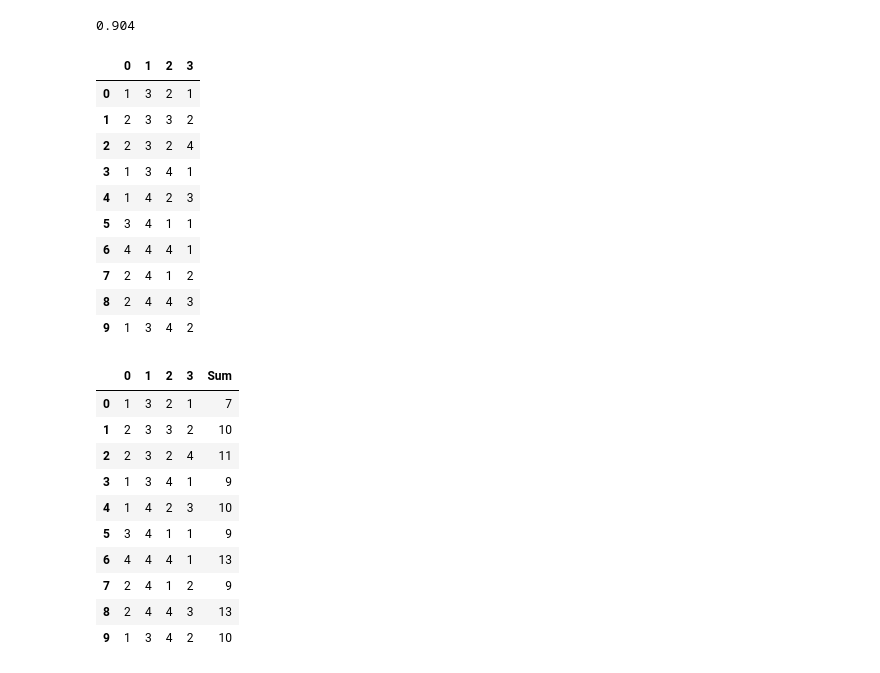
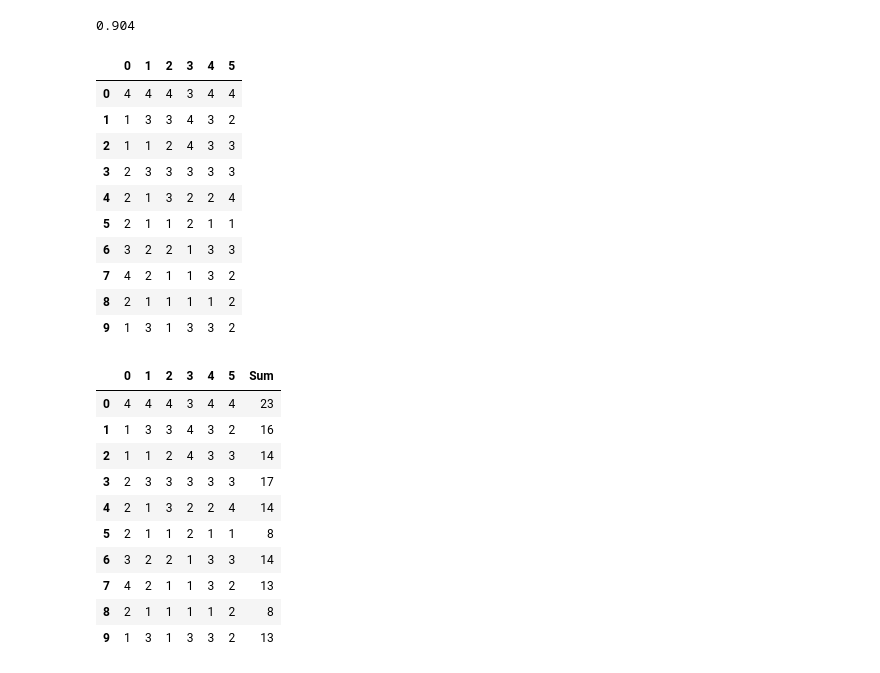
Before and after one commit to malachi-hale/statistics-exercises, a Jupyter notebook: simulation.ipynb, the cells around one changed output. Saved outputs shown, nothing was run; the diff lists cells and outputs as text; code cells hidden in the pictures.

```diff
--- a/simulation.ipynb
+++ b/simulation.ipynb
@@ -609,35 +609,35 @@ len(not_unique3)/len(birthdays_3_df)
 # %%
 ##Mage duel
 ##I suspect that both magicians will be equally powerfully based on the principal that 4*6 = 6*4.
 outcomes1 = [int(1), int(2), int(3), int(4)]
-wizard = np.random.choice(outcomes1, size=(10, 4))
+wizard = np.random.choice(outcomes1, size=(10, 6))
 wizard_df = pd.DataFrame(wizard)
 wizard_df
 # %% [output]
-|  | 0 | 1 | 2 | 3 |
-| 0 | 1 | 3 | 2 | 1 |
-| 1 | 2 | 3 | 3 | 2 |
-| 2 | 2 | 3 | 2 | 4 |
-| 3 | 1 | 3 | 4 | 1 |
-| 4 | 1 | 4 | 2 | 3 |
-| 5 | 3 | 4 | 1 | 1 |
-| 6 | 4 | 4 | 4 | 1 |
-| 7 | 2 | 4 | 1 | 2 |
-| 8 | 2 | 4 | 4 | 3 |
-| 9 | 1 | 3 | 4 | 2 |
+|  | 0 | 1 | 2 | 3 | 4 | 5 |
+| 0 | 4 | 4 | 4 | 3 | 4 | 4 |
+| 1 | 1 | 3 | 3 | 4 | 3 | 2 |
+| 2 | 1 | 1 | 2 | 4 | 3 | 3 |
+| 3 | 2 | 3 | 3 | 3 | 3 | 3 |
+| 4 | 2 | 1 | 3 | 2 | 2 | 4 |
+| 5 | 2 | 1 | 1 | 2 | 1 | 1 |
+| 6 | 3 | 2 | 2 | 1 | 3 | 3 |
+| 7 | 4 | 2 | 1 | 1 | 3 | 2 |
+| 8 | 2 | 1 | 1 | 1 | 1 | 2 |
+| 9 | 1 | 3 | 1 | 3 | 3 | 2 |
 # %%
 wizard_df["Sum"]=wizard_df.sum(axis=1)
 wizard_df
 # %% [output]
-|  | 0 | 1 | 2 | 3 | Sum |
-| 0 | 1 | 3 | 2 | 1 | 7 |
-| 1 | 2 | 3 | 3 | 2 | 10 |
-| 2 | 2 | 3 | 2 | 4 | 11 |
-| 3 | 1 | 3 | 4 | 1 | 9 |
-| 4 | 1 | 4 | 2 | 3 | 10 |
-| 5 | 3 | 4 | 1 | 1 | 9 |
-| 6 | 4 | 4 | 4 | 1 | 13 |
-| 7 | 2 | 4 | 1 | 2 | 9 |
-| 8 | 2 | 4 | 4 | 3 | 13 |
-| 9 | 1 | 3 | 4 | 2 | 10 |
+|  | 0 | 1 | 2 | 3 | 4 | 5 | Sum |
+| 0 | 4 | 4 | 4 | 3 | 4 | 4 | 23 |
+| 1 | 1 | 3 | 3 | 4 | 3 | 2 | 16 |
+| 2 | 1 | 1 | 2 | 4 | 3 | 3 | 14 |
+| 3 | 2 | 3 | 3 | 3 | 3 | 3 | 17 |
+| 4 | 2 | 1 | 3 | 2 | 2 | 4 | 14 |
+| 5 | 2 | 1 | 1 | 2 | 1 | 1 | 8 |
+| 6 | 3 | 2 | 2 | 1 | 3 | 3 | 14 |
+| 7 | 4 | 2 | 1 | 1 | 3 | 2 | 13 |
+| 8 | 2 | 1 | 1 | 1 | 1 | 2 | 8 |
+| 9 | 1 | 3 | 1 | 3 | 3 | 2 | 13 |
 # %%
```
Also changed, not shown: parts of 24 cells of this notebook.
